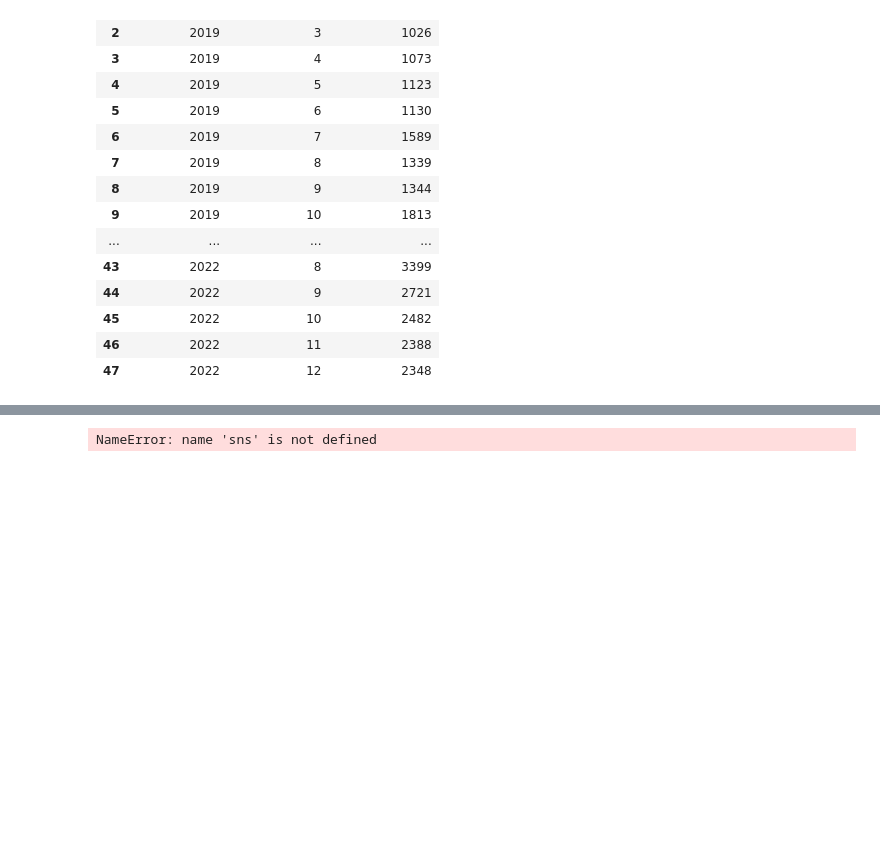
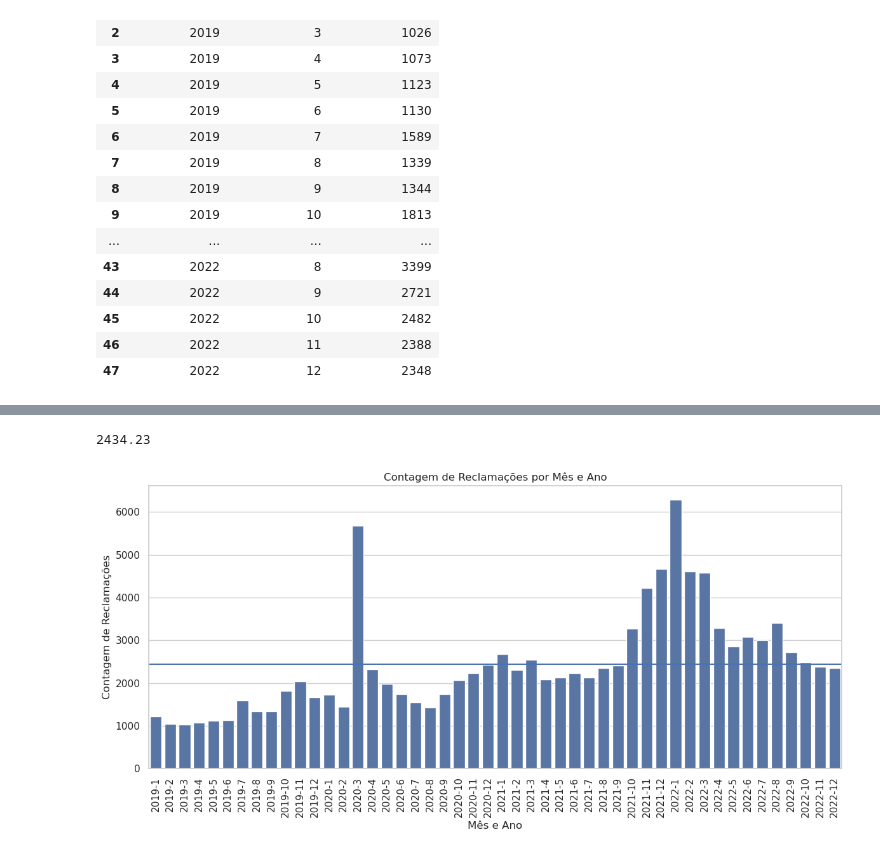
Before and after one commit to mateusengq/aviacao_latam, a Jupyter notebook: analises-1.ipynb, the cells around one changed output, grey strips where cells are left out. Cells and saved outputs as stored; diff of their text form; code cells hidden in the pictures; blank space fills up the shorter version.

```diff
--- a/analises-1.ipynb
+++ b/analises-1.ipynb
@@ -176,17 +176,23 @@ NameError: name 'reclamacoes_mes' is not defined
+# %%
+media = reclamacoes_mes['NomeFantasia'].mean().round(2)
+media
+# %% [output]
+2434.23
 # %%
 # Definir o estilo Seaborn
 sns.set(style="whitegrid")
 
 # Criar um gráfico de barras com Seaborn
 plt.figure(figsize=(12, 6))  # Tamanho da figura (opcional)
 sns.barplot(x=reclamacoes_mes["AnoAbertura"].astype(str) + "-" + reclamacoes_mes["MêsAbertura"].astype(str), y=reclamacoes_mes["NomeFantasia"], color='b')
 plt.title('Contagem de Reclamações por Mês e Ano')
 plt.xlabel('Mês e Ano')
 plt.ylabel('Contagem de Reclamações')
 plt.xticks(rotation=90)  # Rotacionar os rótulos do eixo x para melhor legibilidade (opcional)
+plt.axhline(media)
 
 # Mostrar o gráfico
 plt.tight_layout()
 plt.show()
 # %% [output]
-NameError: name 'sns' is not defined
+[figure, added]
```
Also changed, not shown: parts of 5 cells of this notebook.
